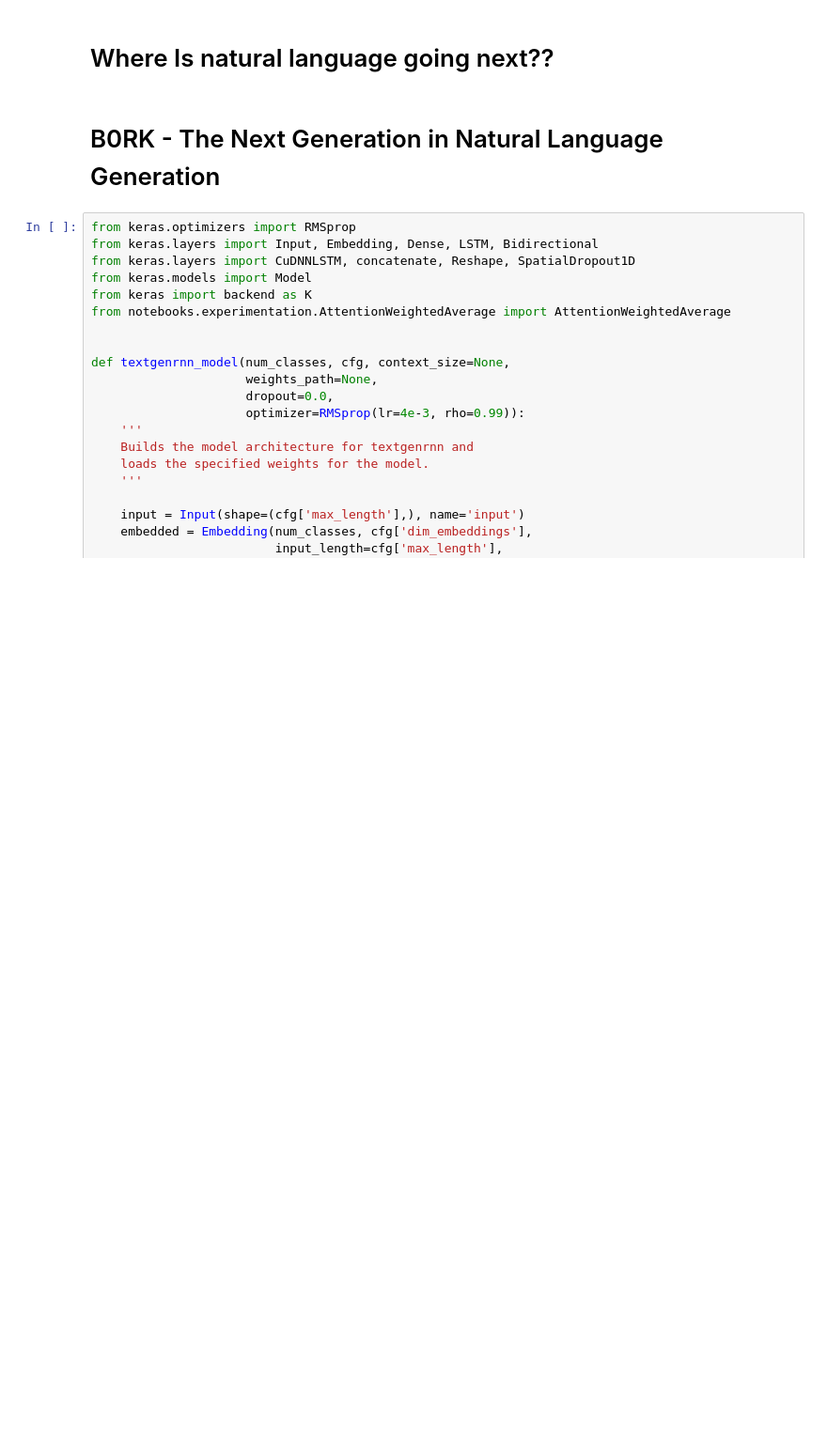
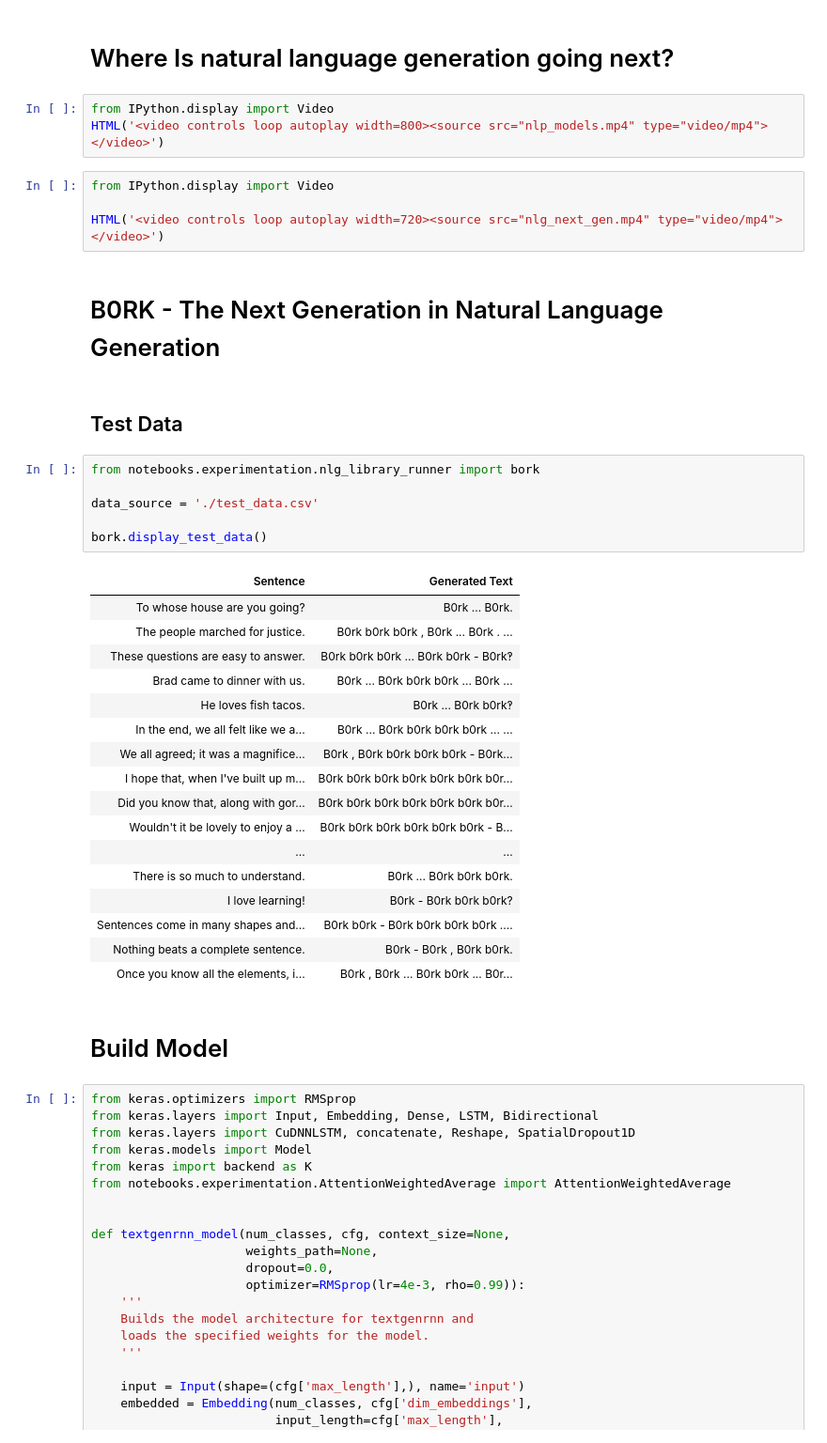
Before and after one commit to mlspec/sample-metadata-driven-workload, a Jupyter notebook: notebooks/experimentation/bork_nlg_model.ipynb, the cells around one changed output. Shown: that part at 94% size. Saved outputs shown, nothing was run; the diff lists cells and outputs as text; blank space fills up the shorter version.

Commit message:
jupyter notebook now showing mock data

```diff
--- a/notebooks/experimentation/bork_nlg_model.ipynb
+++ b/notebooks/experimentation/bork_nlg_model.ipynb
@@ -1,7 +1,44 @@
 # %% [markdown]
-# Where Is natural language going next??
+Where Is natural language generation going next?
+===================
+# %%
+from IPython.display import Video
+HTML('<video controls loop autoplay width=800><source src="nlp_models.mp4" type="video/mp4"></video>')
+# %%
+from IPython.display import Video
+
+HTML('<video controls loop autoplay width=720><source src="nlg_next_gen.mp4" type="video/mp4"></video>')
 # %% [markdown]
-# B0RK - The Next Generation in Natural Language Generation
+B0RK - The Next Generation in Natural Language Generation
+===================
+# %% [markdown]
+## Test Data
+# %%
+from notebooks.experimentation.nlg_library_runner import bork
+
+data_source = './test_data.csv'
+
+bork.display_test_data()
+# %% [output]
+| Sentence | Generated Text |
+| To whose house are you going? | B0rk ... B0rk. |
+| The people marched for justice. | B0rk b0rk b0rk , B0rk ... B0rk . ... |
+| These questions are easy to answer. | B0rk b0rk b0rk ... B0rk b0rk - B0rk‽ |
+| Brad came to dinner with us. | B0rk ... B0rk b0rk b0rk ... B0rk ... |
+| He loves fish tacos. | B0rk ... B0rk b0rk‽ |
+| In the end, we all felt like we a... | B0rk ... B0rk b0rk b0rk b0rk ... ... |
+| We all agreed; it was a magnifice... | B0rk , B0rk b0rk b0rk b0rk - B0rk... |
+| I hope that, when I've built up m... | B0rk b0rk b0rk b0rk b0rk b0rk b0r... |
+| Did you know that, along with gor... | B0rk b0rk b0rk b0rk b0rk b0rk b0r... |
+| Wouldn't it be lovely to enjoy a ... | B0rk b0rk b0rk b0rk b0rk b0rk - B... |
+| ... | ... |
+| There is so much to understand. | B0rk ... B0rk b0rk b0rk. |
+| I love learning! | B0rk - B0rk b0rk b0rk? |
+| Sentences come in many shapes and... | B0rk b0rk - B0rk b0rk b0rk b0rk .... |
+| Nothing beats a complete sentence. | B0rk - B0rk , B0rk b0rk. |
+| Once you know all the elements, i... | B0rk , B0rk ... B0rk b0rk ... B0r... |
+# %% [markdown]
+# Build Model
 # %%
 from keras.optimizers import RMSprop
 from keras.layers import Input, Embedding, Dense, LSTM, Bidirectional
```
Also changed, not shown: parts of 6 cells of this notebook, 10 other files.
